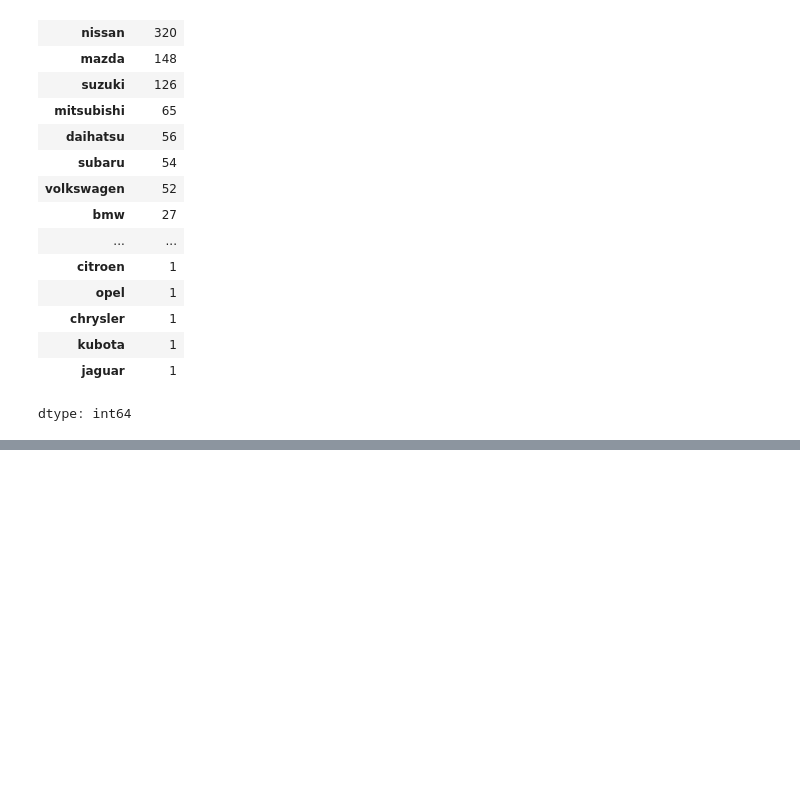
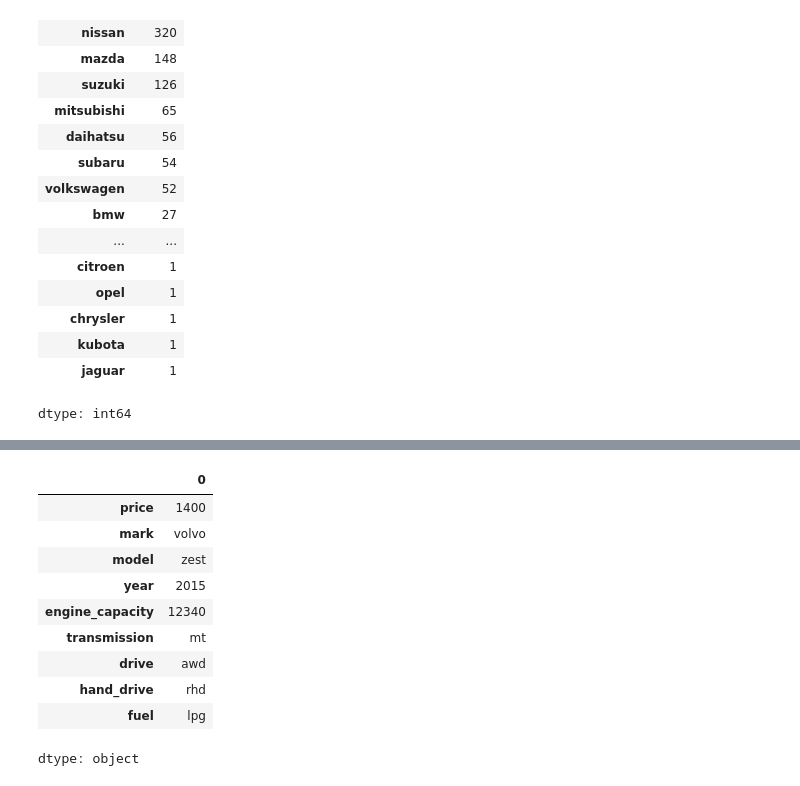
Before and after one commit to Maxxx-VS/The-Founder, a Jupyter notebook: 22_3_Японские_машины.ipynb, the cells around one changed output, grey strips where cells are left out. Drawn from its saved outputs; the diff is of its cells as text; code cells hidden in the pictures; blank space fills up the shorter version.

```diff
--- a/22_3_Японские_машины.ipynb
+++ b/22_3_Японские_машины.ipynb
@@ -261,0 +302,14 @@ print('Модель в формате OHE: ', str2multiOHE(cars.mark[n], mark_cl
+# %%
+cars.max()
+# %% [output]
+|  | 0 |
+| price | 1400 |
+| mark | volvo |
+| model | zest |
+| year | 2015 |
+| engine_capacity | 12340 |
+| transmission | mt |
+| drive | awd |
+| hand_drive | rhd |
+| fuel | lpg |
+dtype: object
```
Also changed, not shown: parts of 11 cells of this notebook.
